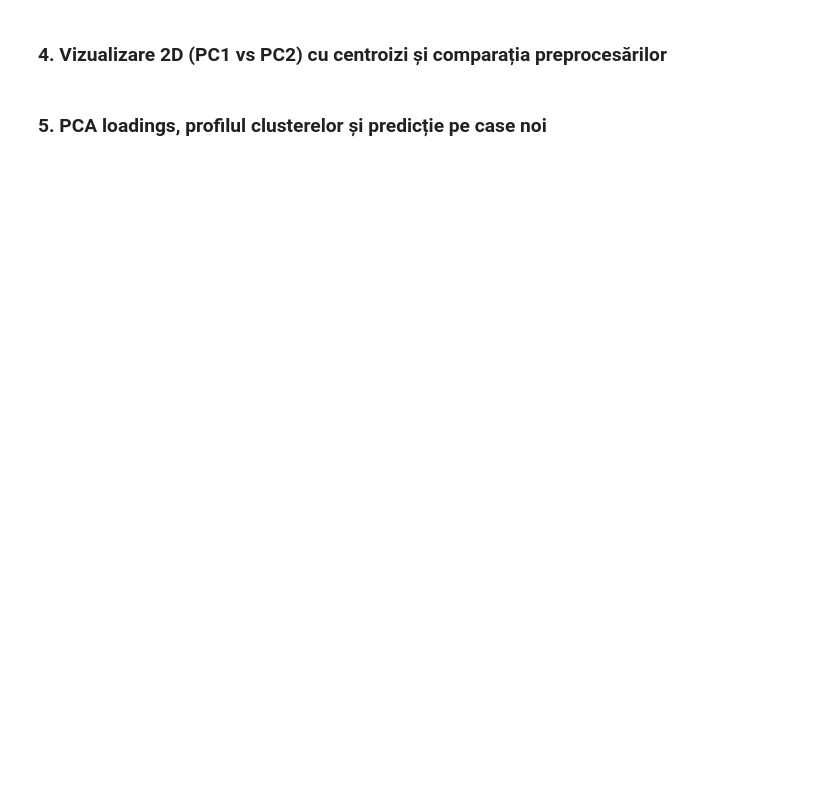
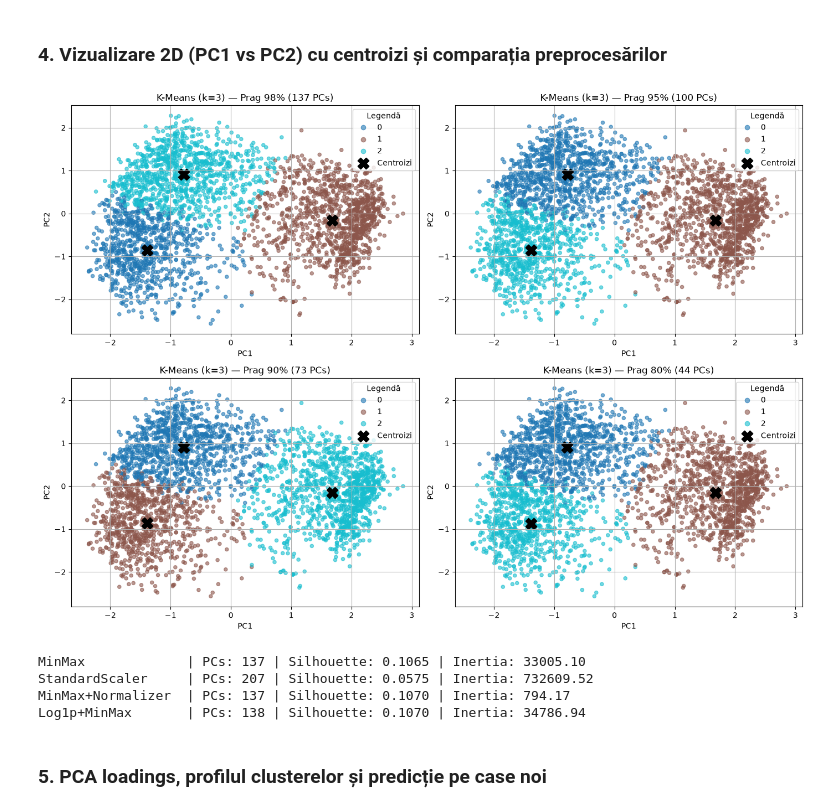
Before and after one commit to robertvihodita/ML-Labor, a Jupyter notebook: L3/L3.ipynb, the cells around one changed output. Cells and saved outputs as stored; diff of their text form; code cells hidden in the pictures; blank space fills up the shorter version.

```diff
--- a/L3/L3.ipynb
+++ b/L3/L3.ipynb
@@ -8,31 +8,44 @@ import seaborn as sns
 import plotly.express as px
 import plotly.graph_objects as go
 
-from sklearn.preprocessing import MinMaxScaler, StandardScaler, Normalizer, OrdinalEncoder
+from sklearn.preprocessing import MinMaxScaler, StandardScaler, Normalizer, OneHotEncoder
 from sklearn.decomposition import PCA
 from sklearn.cluster import KMeans
 from sklearn.metrics import silhouette_score, silhouette_samples
 
+housing = pd.read_csv('../L2/AmesHousing_Clean.csv', sep='\t')
+housing.columns = housing.columns.str.replace(' ', '').str.replace('_', '')
+
 df_base = housing.copy()
+
 drop_cols = [c for c in ['SalePrice', 'Order', 'PID'] if c in df_base.columns]
 
 num_cols = [c for c in df_base.select_dtypes(include=np.number).columns if c not in drop_cols]
 cat_cols = [c for c in df_base.select_dtypes(exclude=np.number).columns if c not in drop_cols]
 
-encoder = OrdinalEncoder(handle_unknown='use_encoded_value', unknown_value=-1)
-X_cat = pd.DataFrame(encoder.fit_transform(df_base[cat_cols]), columns=cat_cols, index=df_base.index)
+# One-Hot Encoding pentru variabilele categorice
+ohe = OneHotEncoder(sparse_output=False, handle_unknown='ignore', drop='first')
+X_cat = pd.DataFrame(
+    ohe.fit_transform(df_base[cat_cols]),
+    columns=ohe.get_feature_names_out(cat_cols),
+    index=df_base.index
+)
 X_num = df_base[num_cols].copy()
 X_raw = pd.concat([X_num, X_cat], axis=1)
 
+# 1. Min-Max Scaling
 minmax_scaler = MinMaxScaler()
 X_minmax = pd.DataFrame(minmax_scaler.fit_transform(X_raw), columns=X_raw.columns, index=X_raw.index)
 
+# 2. StandardScaler
 std_scaler = StandardScaler()
 X_std = pd.DataFrame(std_scaler.fit_transform(X_raw), columns=X_raw.columns, index=X_raw.index)
 
+# 3. Min-Max + Normalizer (L2 norm pe rânduri)
 normalizer = Normalizer()
 X_norm = pd.DataFrame(normalizer.fit_transform(X_minmax), columns=X_raw.columns, index=X_raw.index)
 
+# 4. Log1p pe coloanele numerice asimetrice + Min-Max
 X_log = X_raw.copy()
 for col in num_cols:
     if (X_log[col] >= 0).all() and X_log[col].skew() > 1.0:
@@ -130,33 +162,59 @@ plt.show()
 # %% [markdown]
 ### 4. Vizualizare 2D (PC1 vs PC2) cu centroizi și comparația preprocesărilor
 # %%
-km_98 = KMeans(n_clusters=best_k, random_state=42, n_init=10)
-clusters_98 = km_98.fit_predict(X_98)
-centroids_98 = km_98.cluster_centers_
+km_models = {}
+clusters_by_thresh = {}
 
-plt.figure(figsize=(9, 6))
-scatter = plt.scatter(X_98[:, 0], X_98[:, 1], c=clusters_98, cmap='tab10', alpha=0.6, s=25, label='Observații')
-plt.scatter(centroids_98[:, 0], centroids_98[:, 1], c='black', marker='X', s=220, linewidths=2, label='Centroizi')
-plt.xlabel("PC1")
-plt.ylabel("PC2")
-plt.title(f"K-Means (k={best_k}) pe primele 2 componente principale (PCA 98%)")
-plt.legend(*scatter.legend_elements(), title="Cluster", loc="upper right")
-plt.grid(True)
+fig, axes = plt.subplots(2, 2, figsize=(14, 10))
+axes = axes.ravel()
+
+for idx, t in enumerate(thresholds):
+    X_t = X_pca_sets[t]
+    km_t = KMeans(n_clusters=best_k, random_state=42, n_init=10)
+    lbl_t = km_t.fit_predict(X_t)
+    km_models[t] = km_t
+    clusters_by_thresh[t] = lbl_t
+
+    ax = axes[idx]
+    scatter = ax.scatter(X_t[:, 0], X_t[:, 1], c=lbl_t, cmap='tab10', alpha=0.6, s=20)
+    centroids_plot = ax.scatter(
+        km_t.cluster_centers_[:, 0], km_t.cluster_centers_[:, 1],
+        c='black', marker='X', s=200, linewidths=1.5, label='Centroizi'
+    )
+    ax.set_xlabel("PC1")
+    ax.set_ylabel("PC2")
+    ax.set_title(f"K-Means (k={best_k}) — Prag {int(t*100)}% ({X_t.shape[1]} PCs)")
+    ax.grid(True)
+
+    # Combinăm legenda clusterelor cu simbolul pentru centroizi
+    handles, labels = scatter.legend_elements()
+    handles.append(centroids_plot)
+    labels.append("Centroizi")
+    ax.legend(handles, labels, title="Legendă", loc="upper right")
+
+plt.tight_layout()
 plt.show()
 
+# Comparația metodelor de preprocesare (la pragul de 98%)
 variants = {
     "MinMax": X_minmax,
     "StandardScaler": X_std,
     "MinMax+Normalizer": X_norm,
     "Log1p+MinMax": X_log_scaled
 }
 
 for name, X_var in variants.items():
     pca_v = PCA(n_components=0.98, random_state=42)
     X_v_pca = pca_v.fit_transform(X_var)
     km_v = KMeans(n_clusters=best_k, random_state=42, n_init=10)
     lbl_v = km_v.fit_predict(X_v_pca)
-    print(f"{name:18s} | PCs: {X_v_pca.shape[1]:2d} | Silhouette: {silhouette_score(X_v_pca, lbl_v):.4f} | Inertia: {km_v.inertia_:.2f}")
+    print(f"{name:18s} | PCs: {X_v_pca.shape[1]:3d} | Silhouette: {silhouette_score(X_v_pca, lbl_v):.4f} | Inertia: {km_v.inertia_:.2f}")
+# %% [output]
+[figure, added]
+MinMax             | PCs: 137 | Silhouette: 0.1065 | Inertia: 33005.10
+StandardScaler     | PCs: 207 | Silhouette: 0.0575 | Inertia: 732609.52
+MinMax+Normalizer  | PCs: 137 | Silhouette: 0.1070 | Inertia: 794.17
+Log1p+MinMax       | PCs: 138 | Silhouette: 0.1070 | Inertia: 34786.94
 # %% [markdown]
 ### 5. PCA loadings, profilul clusterelor și predicție pe case noi
 # %%
```
Also changed, not shown: parts of 5 cells of this notebook, 2 other files.
